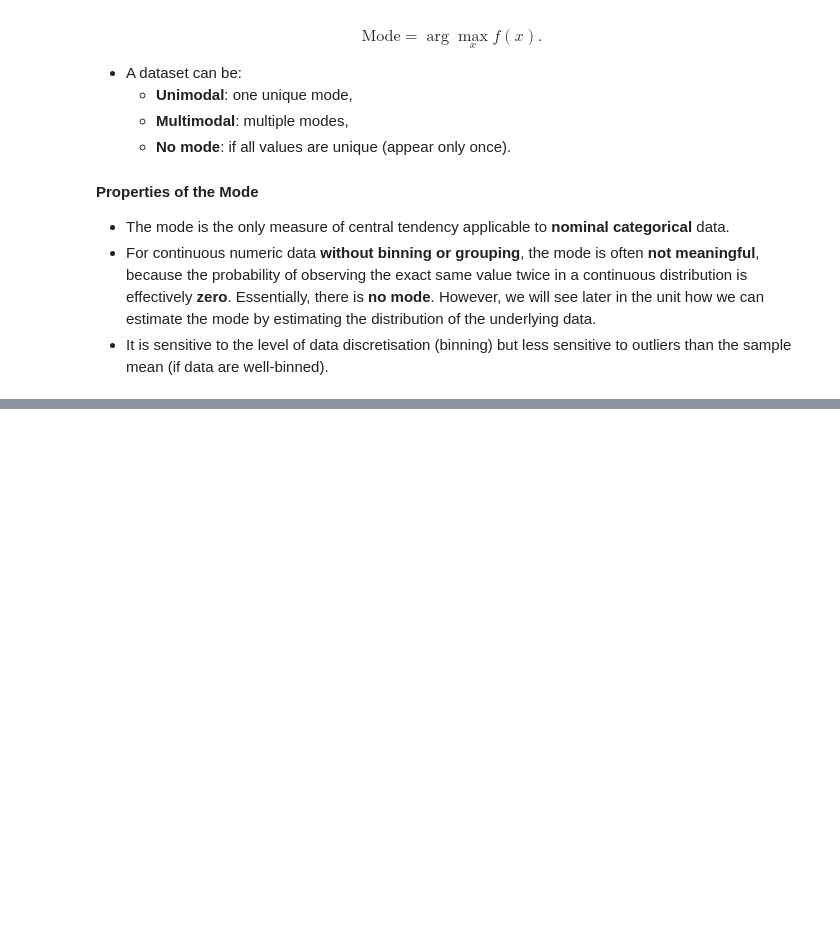
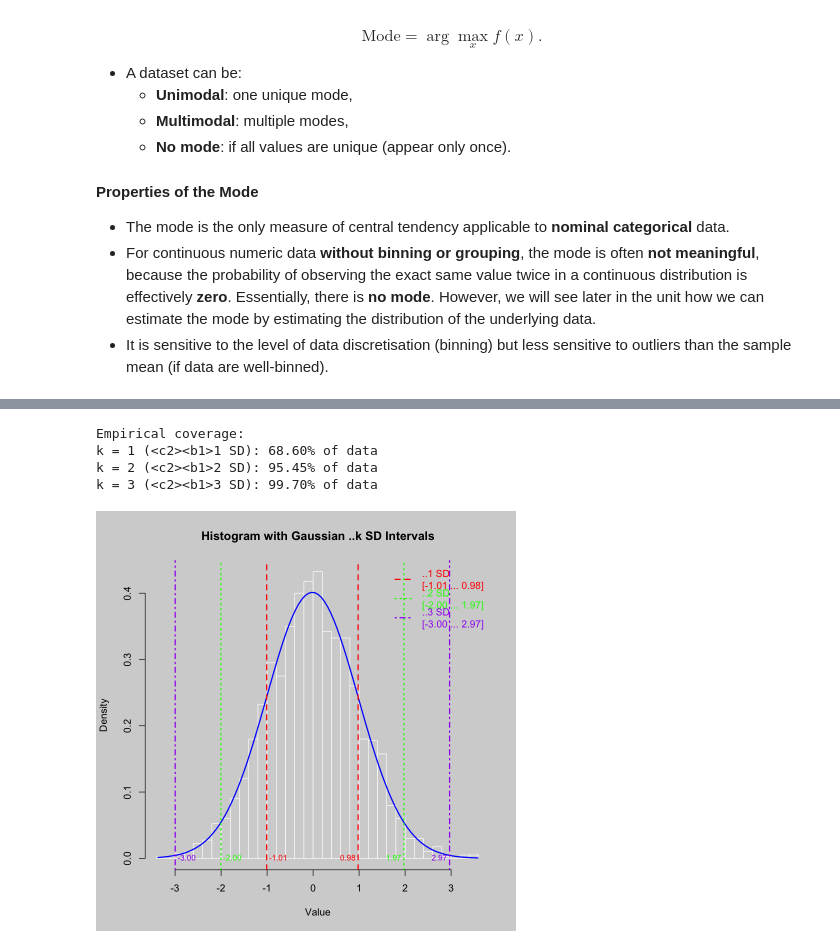
Before and after one commit to volam1311/MXB107, a Jupyter notebook: Code/Week2.ipynb, the cells around one changed output, grey strips where cells are left out. Cells and saved outputs as stored; diff of their text form; code cells hidden in the pictures; blank space fills up the shorter version.

```diff
--- a/Code/Week2.ipynb
+++ b/Code/Week2.ipynb
@@ -169,0 +360,13 @@ $$
+# %%
+# Normal distribution empirical rule
+# The empirical rule states that for a normal distribution:
+par(bg = "lightgray")
+set.seed(42)
+data = rnorm(2000)
+empiricalRuleGaussian(data, xlim = c(min(data), max(data)), ks = 1:3)
+# %% [output]
+Empirical coverage:
+k = 1 (<c2><b1>1 SD): 68.60% of data
+k = 2 (<c2><b1>2 SD): 95.45% of data
+k = 3 (<c2><b1>3 SD): 99.70% of data
+[figure, added]
```
Also changed, not shown: parts of 73 cells of this notebook, 4 other files.
